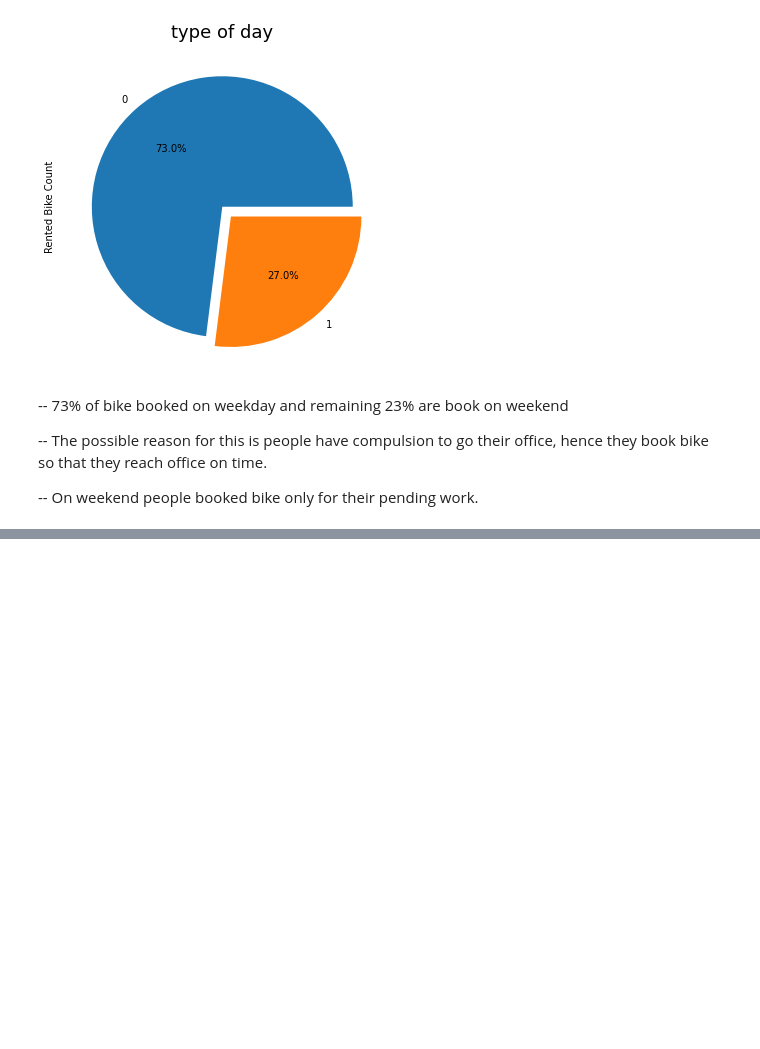
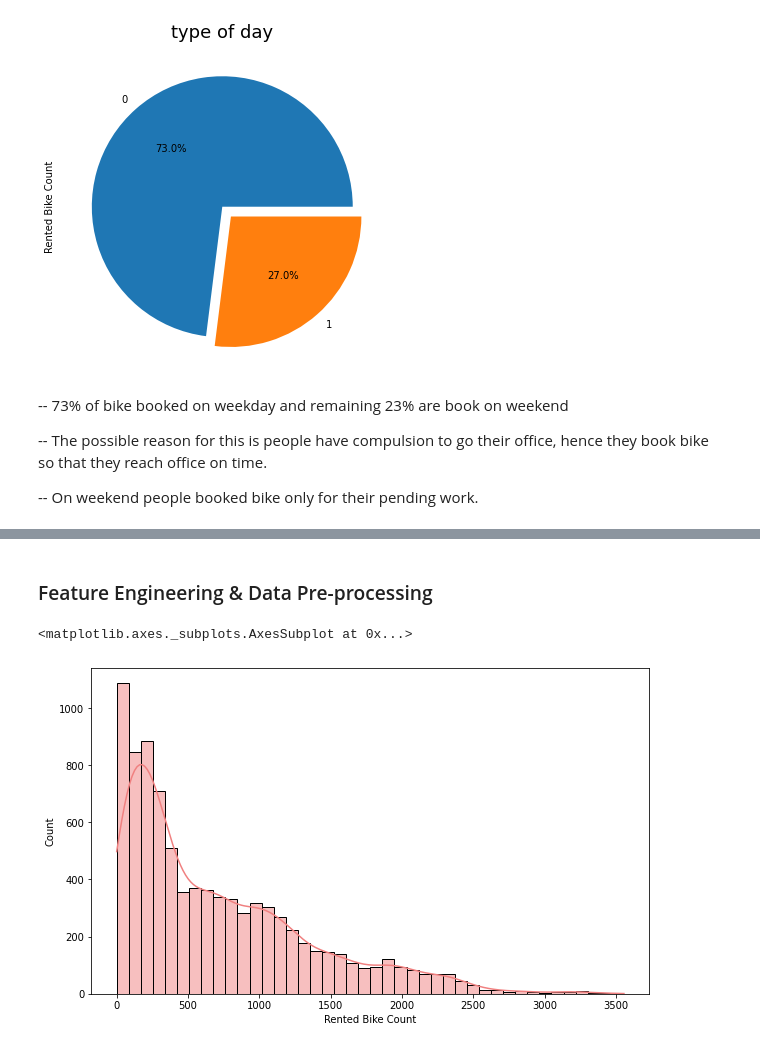
Before and after one commit to Nikkiie/Bike-sharing-demand-prediction-Cap-2-, a Jupyter notebook: 1Individual_colab0.ipynb, the cells around one changed output, grey strips where cells are left out. Drawn from its saved outputs; the diff is of its cells as text; code cells hidden in the pictures; blank space fills up the shorter version.

```diff
--- a/1Individual_colab0.ipynb
+++ b/1Individual_colab0.ipynb
@@ -350,0 +402,9 @@ plt.show()
+# %% [markdown]
+### Feature Engineering & Data Pre-processing
+# %%
+# for rented bike count
+plt.figure(figsize=[10,6])
+sns.histplot(data=df, x='Rented Bike Count', kde=True, color='lightcoral')
+# %% [output]
+<matplotlib.axes._subplots.AxesSubplot at 0x...>
+[figure, added]
```
Also changed, not shown: parts of 57 cells of this notebook.
